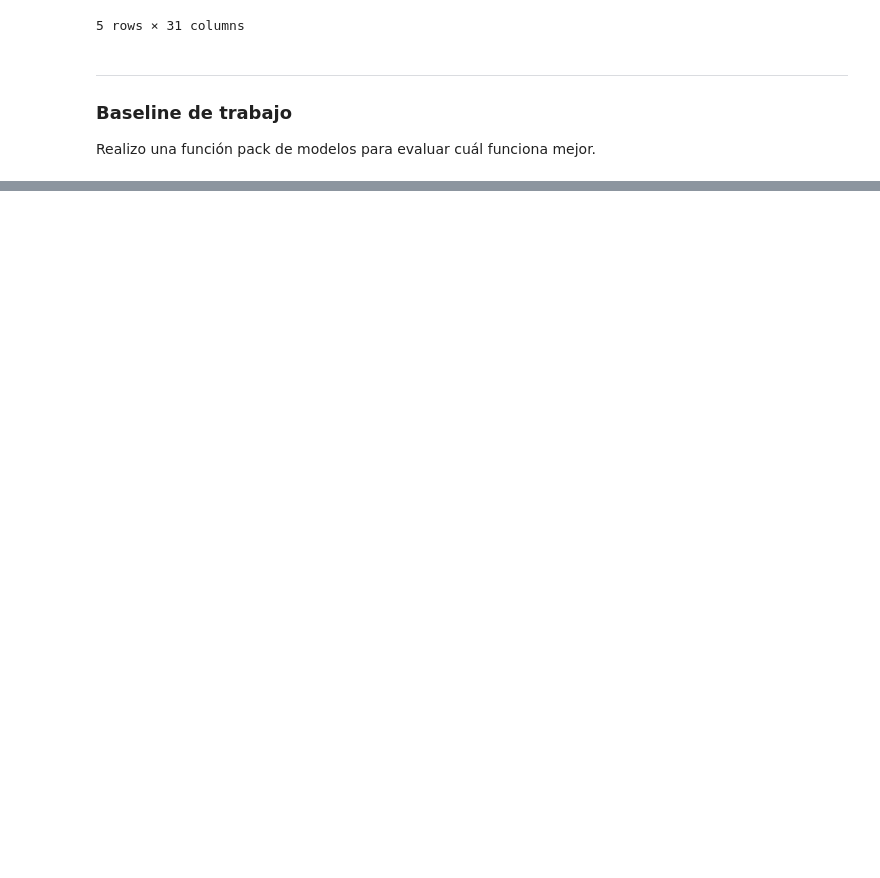
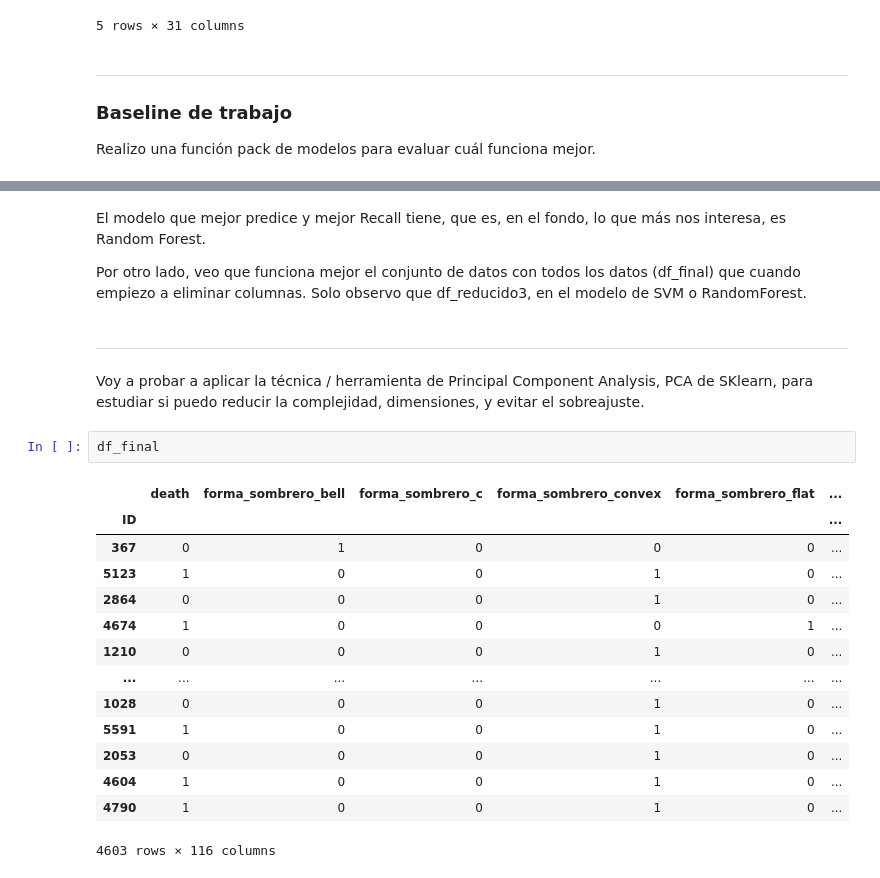
Before and after one commit to angelgvill/DS102024, a Jupyter notebook: 3-MachineLearning/2-Supervisado/Ejercicios/ejercicio_Kaggle2_setas.ipynb, the cells around one changed output, grey strips where cells are left out. Drawn from its saved outputs; the diff is of its cells as text; blank space fills up the shorter version.

```diff
--- a/3-MachineLearning/2-Supervisado/Ejercicios/ejercicio_Kaggle2_setas.ipynb
+++ b/3-MachineLearning/2-Supervisado/Ejercicios/ejercicio_Kaggle2_setas.ipynb
@@ -863,0 +877,24 @@ Evaluando modelo: Random Forest
+# %% [markdown]
+El modelo que mejor predice y mejor Recall tiene, que es, en el fondo, lo que más nos interesa, es Random Forest.
+
+Por otro lado, veo que funciona mejor el conjunto de datos con todos los datos (df_final) que cuando empiezo a eliminar columnas. Solo observo que df_reducido3, en el modelo de SVM o RandomForest.
+# %% [markdown]
+___________________
+Voy a probar a aplicar la técnica / herramienta de Principal Component Analysis, PCA de SKlearn, para estudiar si puedo reducir la complejidad, dimensiones, y evitar el sobreajuste.
+# %%
+df_final
+# %% [output]
+|  | death | forma_sombrero_bell | forma_sombrero_c | forma_sombrero_convex | forma_sombrero_flat | ... |
+| ID |  |  |  |  |  | ... |
+| 367 | 0 | 1 | 0 | 0 | 0 | ... |
+| 5123 | 1 | 0 | 0 | 1 | 0 | ... |
+| 2864 | 0 | 0 | 0 | 1 | 0 | ... |
+| 4674 | 1 | 0 | 0 | 0 | 1 | ... |
+| 1210 | 0 | 0 | 0 | 1 | 0 | ... |
+| ... | ... | ... | ... | ... | ... | ... |
+| 1028 | 0 | 0 | 0 | 1 | 0 | ... |
+| 5591 | 1 | 0 | 0 | 1 | 0 | ... |
+| 2053 | 0 | 0 | 0 | 1 | 0 | ... |
+| 4604 | 1 | 0 | 0 | 1 | 0 | ... |
+| 4790 | 1 | 0 | 0 | 1 | 0 | ... |
+4603 rows × 116 columns
```
Also changed, not shown: parts of 7 cells of this notebook, 2 other files.
